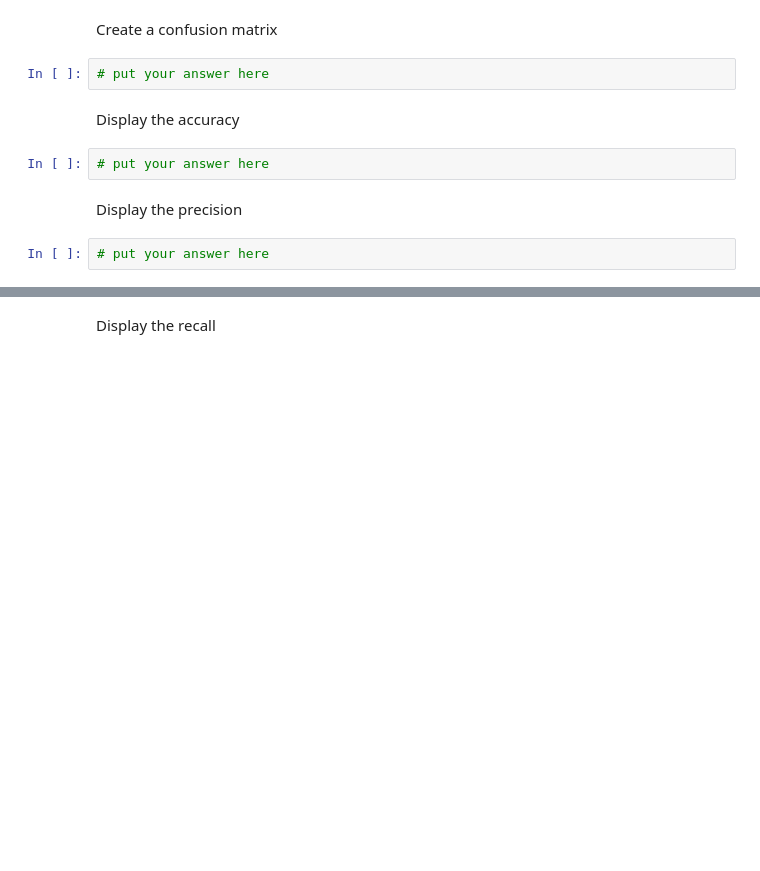
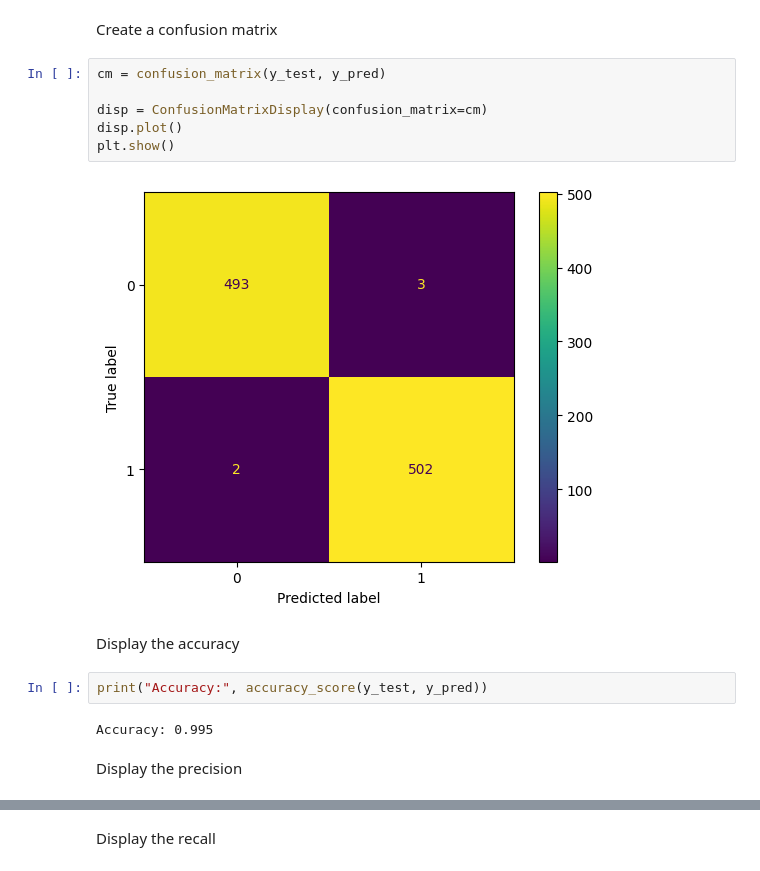
Before and after one commit to Lneko3176/Baladjay_Exercise1, a Jupyter notebook: Exercise1.ipynb, the cells around one changed output, grey strips where cells are left out. Cells and saved outputs as stored; diff of their text form; blank space fills up the shorter version.

```diff
--- a/Exercise1.ipynb
+++ b/Exercise1.ipynb
@@ -153,13 +153,19 @@ y_pred = knn.predict(X_test)
 ## E. Evaluate the model
 # %% [markdown]
 Create a confusion matrix
-# %%
-# put your answer here
+# %%
+cm = confusion_matrix(y_test, y_pred)
+
+disp = ConfusionMatrixDisplay(confusion_matrix=cm)
+disp.plot()
+plt.show()
+# %% [output]
+[figure, added]
 # %% [markdown]
 Display the accuracy
-# %%
-# put your answer here
+# %%
+print("Accuracy:", accuracy_score(y_test, y_pred))
+# %% [output]
+Accuracy: 0.995
 # %% [markdown]
 Display the precision
-# %%
-# put your answer here
```
Also changed, not shown: parts of 7 cells of this notebook.
